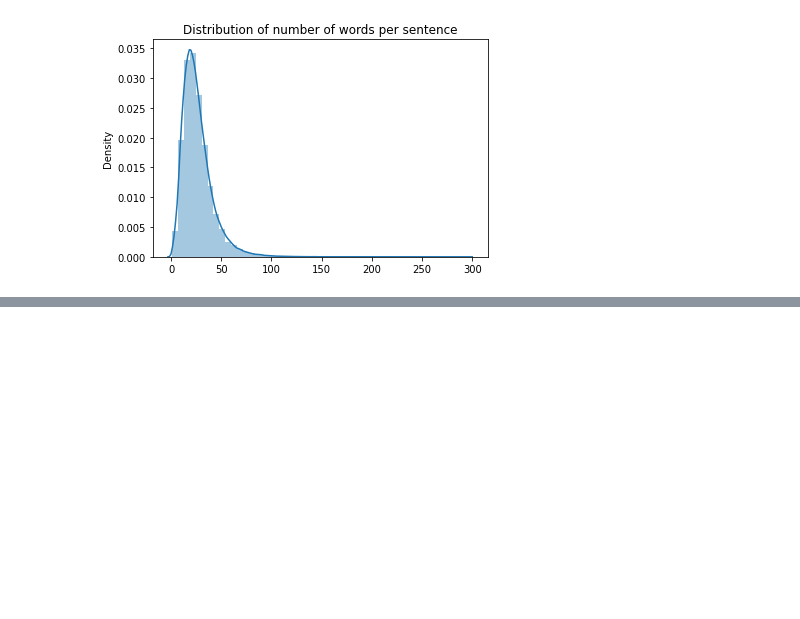
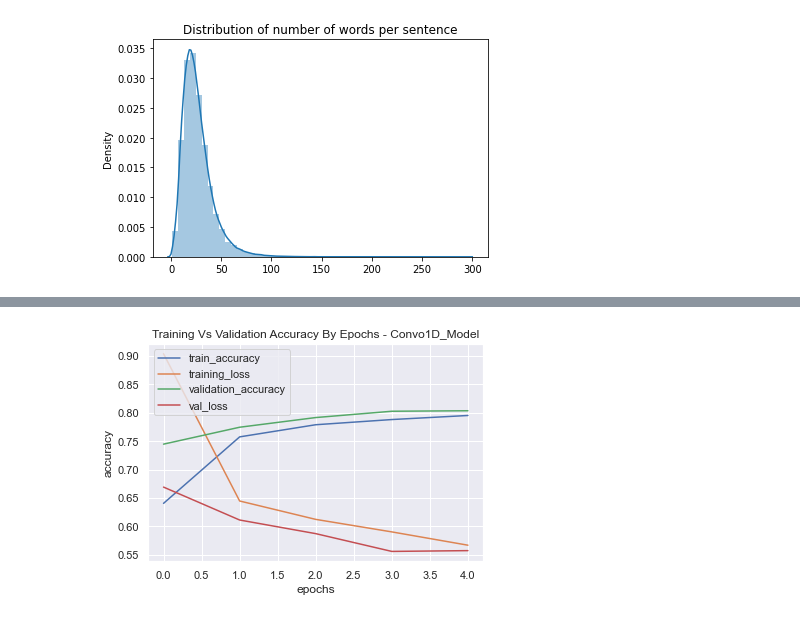
Before and after one commit to bhydemi/Document-Abstracted-Classifier-Project, a Jupyter notebook: Document_Abstract_AI_Classifier_Project.ipynb, the cells around one changed output, grey strips where cells are left out. Cells and saved outputs as stored; diff of their text form; code cells hidden in the pictures; blank space fills up the shorter version.

```diff
--- a/Document_Abstract_AI_Classifier_Project.ipynb
+++ b/Document_Abstract_AI_Classifier_Project.ipynb
@@ -218,0 +284,18 @@ Text(0.5, 1.0, 'Distribution of number of words per sentence')
+# %%
+ohe = OneHotEncoder(sparse=False)
+training_labels   = ohe.fit_transform(training_dataset['target'].to_numpy().reshape(-1,1))  # Training Labels Using One Hot Encoding
+training_dataset = training_dataset[['text']] # Training Features Seperation
+tf_train_dataset = tf.data.Dataset.from_tensor_slices((training_dataset,training_labels ))
+tf_train_dataset = tf_train_dataset.batch(32).prefetch(tf.data.AUTOTUNE)
+
+def prepare_data(ohe, dataset, target_column, feature_columns):
+    '''
+    This function is used to prepare the dataset for a very efficient experience during the training and test
+    '''
+    labels = ohe.transform(dataset[target_column].to_numpy().reshape(-1,1)) #One Hot Encoding
+    tf_dataset =  tf.data.Dataset.from_tensor_slices((dataset[feature_columns],labels ))
+    return tf_dataset.batch(32).prefetch(tf.data.AUTOTUNE) # prefetch and batch data for optimal performance
+
+
+tf_testing_dataset = prepare_data(ohe, test_data, 'target', ['text'])
+tf_validation_dataset = prepare_data(ohe, validation_dataset, 'target', ['text'])
@@ -218,0 +346,7 @@ Text(0.5, 1.0, 'Distribution of number of words per sentence')
+# %%
+
+History = Conv1D_Model.fit(tf_train_dataset,
+                                                        steps_per_epoch=int(0.15 *len(tf_train_dataset)),
+                                                        validation_data=tf_validation_dataset,
+                                                        validation_steps=int(0.15 * len(tf_validation_dataset)),
+                                                         epochs=5)
@@ -218,0 +366,5 @@ Text(0.5, 1.0, 'Distribution of number of words per sentence')
+# %%
+sns.set()
+plot_curve(History, 'Convo1D_Model')
+# %% [output]
+[figure, added]
```
Also changed, not shown: parts of 74 cells of this notebook.
